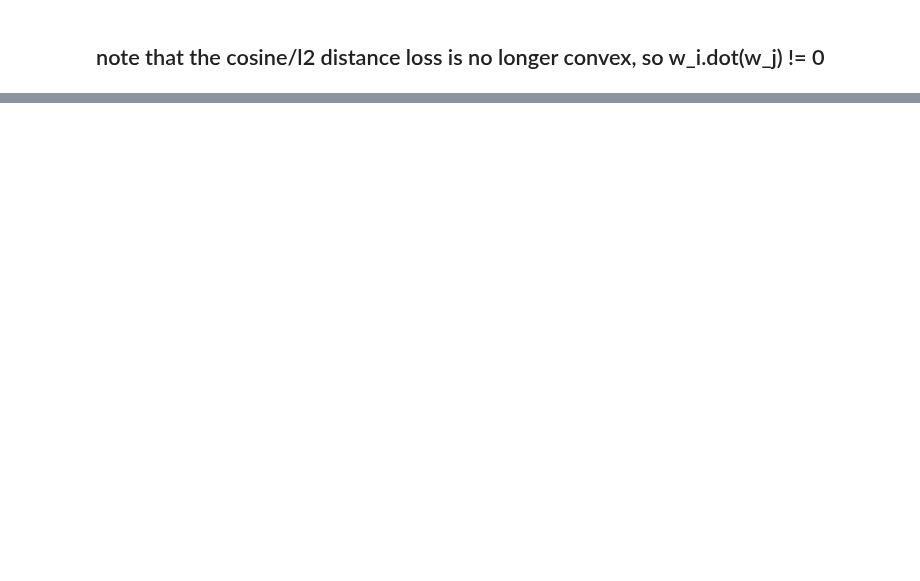
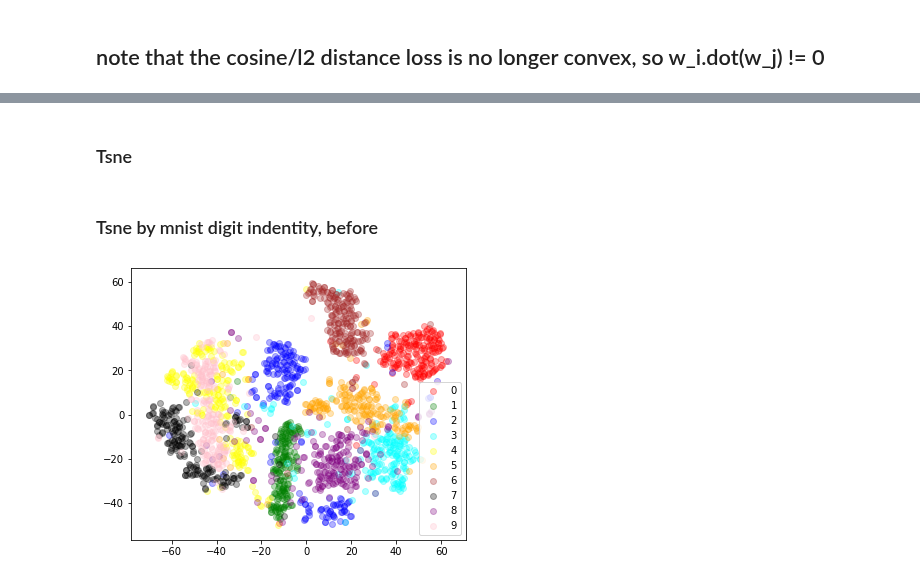
Before and after one commit to shauli-ravfogel/nullspace_projection, a Jupyter notebook: src/inlp-oop/usage_example.ipynb, the cells around one changed output, grey strips where cells are left out. Saved outputs shown, nothing was run; the diff lists cells and outputs as text; code cells hidden in the pictures; blank space fills up the shorter version.

Commit message:
metric siamese

```diff
--- a/src/inlp-oop/usage_example.ipynb
+++ b/src/inlp-oop/usage_example.ipynb
@@ -90,0 +195,49 @@ print( np.linalg.norm( Ws[-1][:32, :].dot(P.dot(x_train1[0]))) ) # note that the
+# %% [markdown]
+### Tsne
+# %%
+def tsne(vecs, labels, title="", words = None, metric = "l2", color_gradient = False):
+
+  tsne = TSNE(n_components=2, random_state=0, metric = metric)
+  vecs_2d = tsne.fit_transform(vecs)
+  num_labels = len(set(labels.tolist()))
+
+  #names = ["digit={}".format(int(i)) for i in labels.tolist()]
+  #names = ["class {}".format(i) for i in range(num_labels)]
+  names = sorted(set(labels.tolist()))
+
+
+  if not color_gradient:
+      plt.figure(figsize=(6, 5))
+      colors = "red", "green", "blue", "cyan", "yellow", "orange", "brown", "black", "purple", "pink"
+      #colors = [(255,13,12) for n in names]
+
+      for i, c, label in zip(sorted(set(labels.tolist())), colors, names):
+        #print(len(vecs_2d[labels == i, 0]))
+        plt.scatter(vecs_2d[labels == i, 0], vecs_2d[labels == i, 1], c=c,
+                    label=label, alpha = 0.3)
+      plt.legend()
+
+  else:
+        fig, ax = plt.subplots()
+        N = num_labels
+        # define the colormap
+        cmap = plt.cm.jet
+        # extract all colors from the .jet map
+        cmaplist = [cmap(i) for i in range(cmap.N)]
+        # create the new map
+        cmap = cmap.from_list('Custom cmap', cmaplist, cmap.N)
+        # define the bins and normalize
+        bounds = np.linspace(0, N, N + 1)
+        norm = matplotlib.colors.BoundaryNorm(bounds, cmap.N)
+
+        scat = ax.scatter(vecs_2d[:, 0], vecs_2d[:, 1], c = labels, cmap=cmap, norm=norm, alpha=1)
+        cb = plt.colorbar(scat, spacing='proportional', ticks=bounds)
+        cb.set_label("label")
+
+  plt.title(title)
+# %% [markdown]
+### Tsne by mnist digit indentity, before
+# %%
+tsne(x_dev1[:2000], ids_dev1[:2000])
+# %% [output]
+[figure, added]
```
Also changed, not shown: parts of 20 cells of this notebook, 4 other files.
